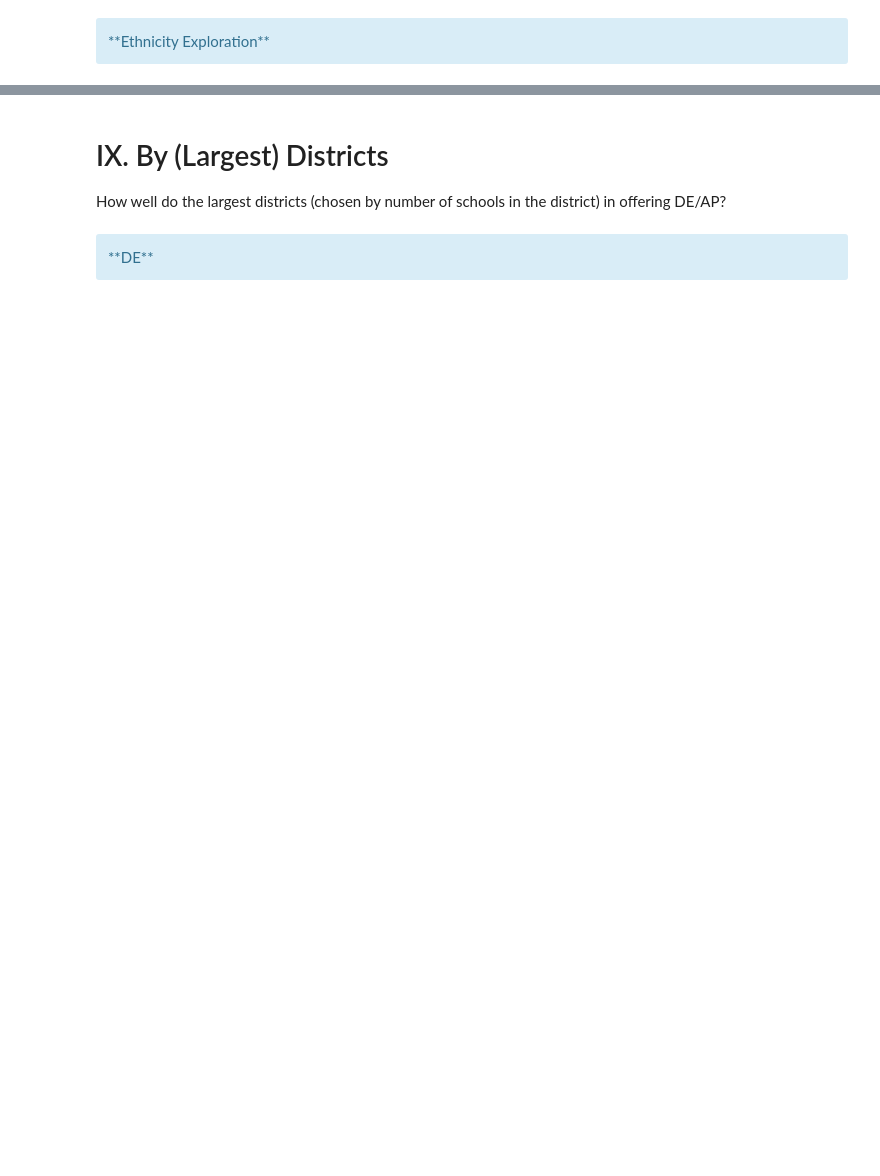
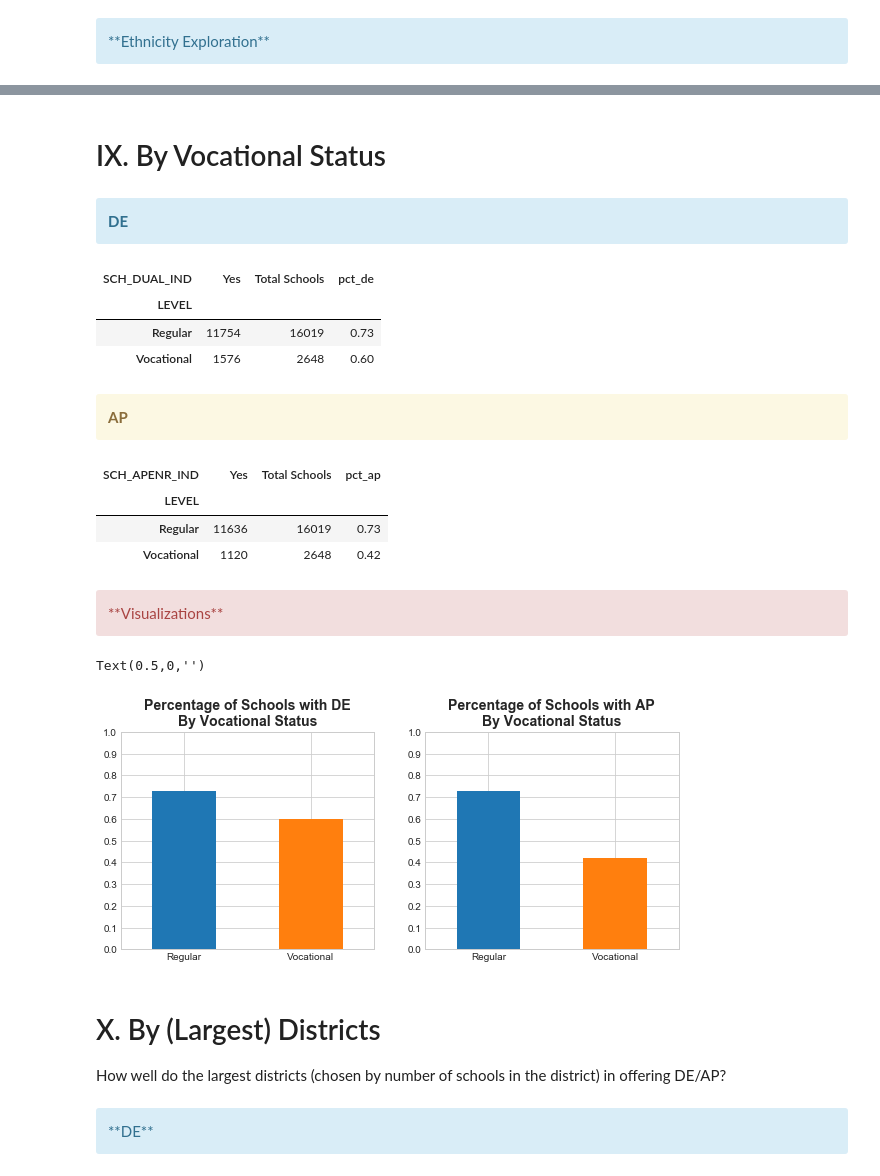
Before and after one commit to oconnoag/nacep_dual_enrollment_analysis, a Jupyter notebook: jupyter_notebooks/01_Flag_Analyses.ipynb, the cells around one changed output, grey strips where cells are left out. Saved outputs shown, nothing was run; the diff lists cells and outputs as text; code cells hidden in the pictures; blank space fills up the shorter version.

Commit message:
The flag analyses were redone with the new filtered dataset (also added a vocational breakdown)

```diff
--- a/jupyter_notebooks/01_Flag_Analyses.ipynb
+++ b/jupyter_notebooks/01_Flag_Analyses.ipynb
@@ -708,5 +708,67 @@ with plt.rc_context({'lines.linewidth': 5, 'font.weight':'bold'}):
+# %% [markdown]
+# IX. By Vocational Status
+# %% [markdown]
+<div class='alert alert-cell alert-info'><b>DE</b></div>
+# %%
+hs_by_voc = hs.groupby(['LEVEL', 'SCH_DUAL_IND'])['LEAID'].count().unstack().reset_index()
+hs_by_voc['Total Schools'] = (hs_by_voc['No'] + hs_by_voc['Yes'])
+hs_by_voc['pct_de'] = round(hs_by_voc['Yes'] / (hs_by_voc['No'] + hs_by_voc['Yes']), 2)
+
+hs_by_voc['LEVEL'] = hs_by_voc['LEVEL'].astype(str)
+hs_by_voc.at[0,'LEVEL'] = 'Regular'
+hs_by_voc.at[1,'LEVEL'] = 'Vocational'
+hs_by_voc = hs_by_voc.set_index('LEVEL')
+
+display(hs_by_voc.drop(['No'], axis = 1))
+# %% [output]
+| SCH_DUAL_IND | Yes | Total Schools | pct_de |
+| LEVEL |  |  |  |
+| Regular | 11754 | 16019 | 0.73 |
+| Vocational | 1576 | 2648 | 0.60 |
+# %% [markdown]
+<div class='alert alert-cell alert-warning'><b>AP</b></div>
+# %%
+ap_by_voc = hs.groupby(['LEVEL', 'SCH_APENR_IND'])['LEAID'].count().unstack().reset_index()
+ap_by_voc['Total Schools'] = (ap_by_voc['No'] + ap_by_voc['Yes'])
+ap_by_voc['pct_ap'] = round(ap_by_voc['Yes'] / (ap_by_voc['No'] + ap_by_voc['Yes']), 2)
+
+ap_by_voc['LEVEL'] = ap_by_voc['LEVEL'].astype(str)
+ap_by_voc.at[0,'LEVEL'] = 'Regular'
+ap_by_voc.at[1,'LEVEL'] = 'Vocational'
+ap_by_voc = ap_by_voc.set_index('LEVEL')
+
+display(ap_by_voc.drop(['No'], axis = 1))
+# %% [output]
+| SCH_APENR_IND | Yes | Total Schools | pct_ap |
+| LEVEL |  |  |  |
+| Regular | 11636 | 16019 | 0.73 |
+| Vocational | 1120 | 2648 | 0.42 |
+# %% [markdown]
+<div class = 'alert alert-cell alert-danger'>**Visualizations**</div>
+# %%
+fig, (ax1, ax2) = plt.subplots(1,2, figsize = (10,4))
+plt.sca(ax1)
+hs_by_voc.plot.bar(y = 'pct_de', ax = ax1)
+plt.legend([])
+plt.title('Percentage of Schools with DE\nBy Vocational Status')
+plt.xticks(rotation = 0)
+plt.yticks(np.arange(0,1.1,0.1))
+plt.ylim([0,1])
+plt.xlabel('')
+
+plt.sca(ax2)
+ap_by_voc.plot.bar(y = 'pct_ap', ax = ax2)
+plt.legend([])
+plt.title('Percentage of Schools with AP\nBy Vocational Status')
+plt.xticks(rotation = 0)
+plt.yticks(np.arange(0,1.1,0.1))
+plt.ylim([0,1])
+plt.xlabel('')
+# %% [output]
+Text(0.5,0,'')
+[figure, added]
 # %% [markdown]
-# IX. By (Largest) Districts
+# X. By (Largest) Districts
 How well do the largest districts (chosen by number of schools in the district) in offering DE/AP?
 # %% [markdown]
 <div class = 'alert alert-cell alert-info'>**DE**</div>
```
Also changed, not shown: parts of 45 cells of this notebook, 5 other files.
